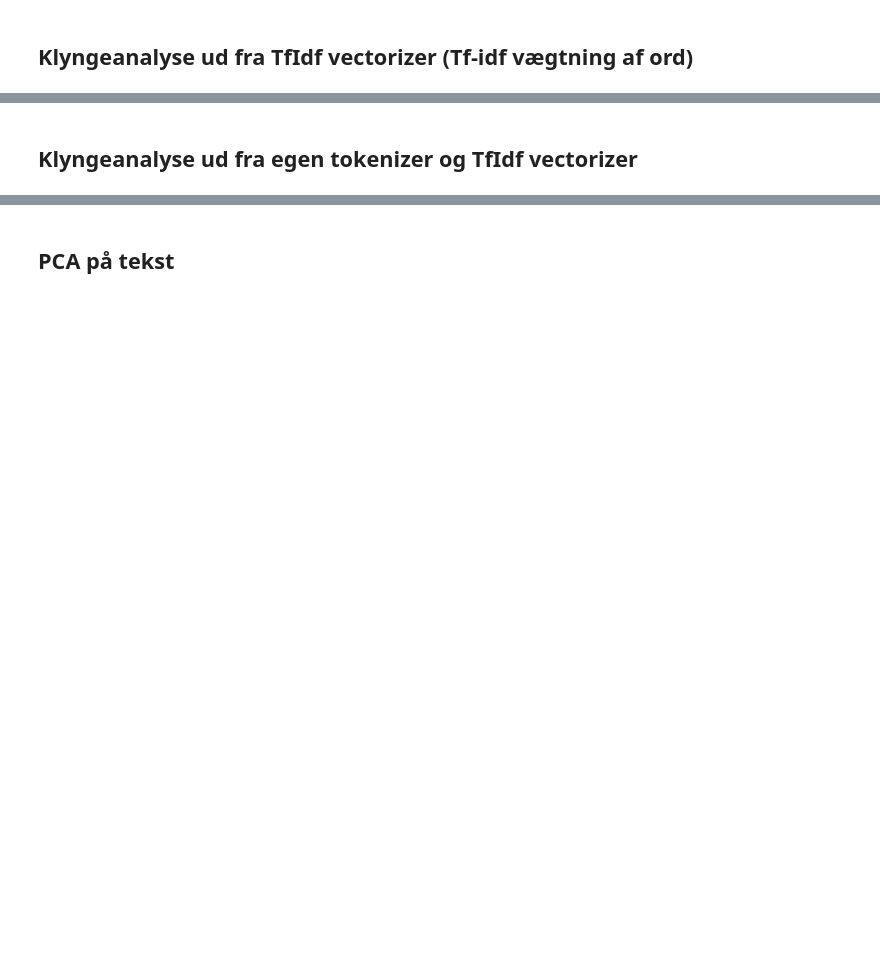
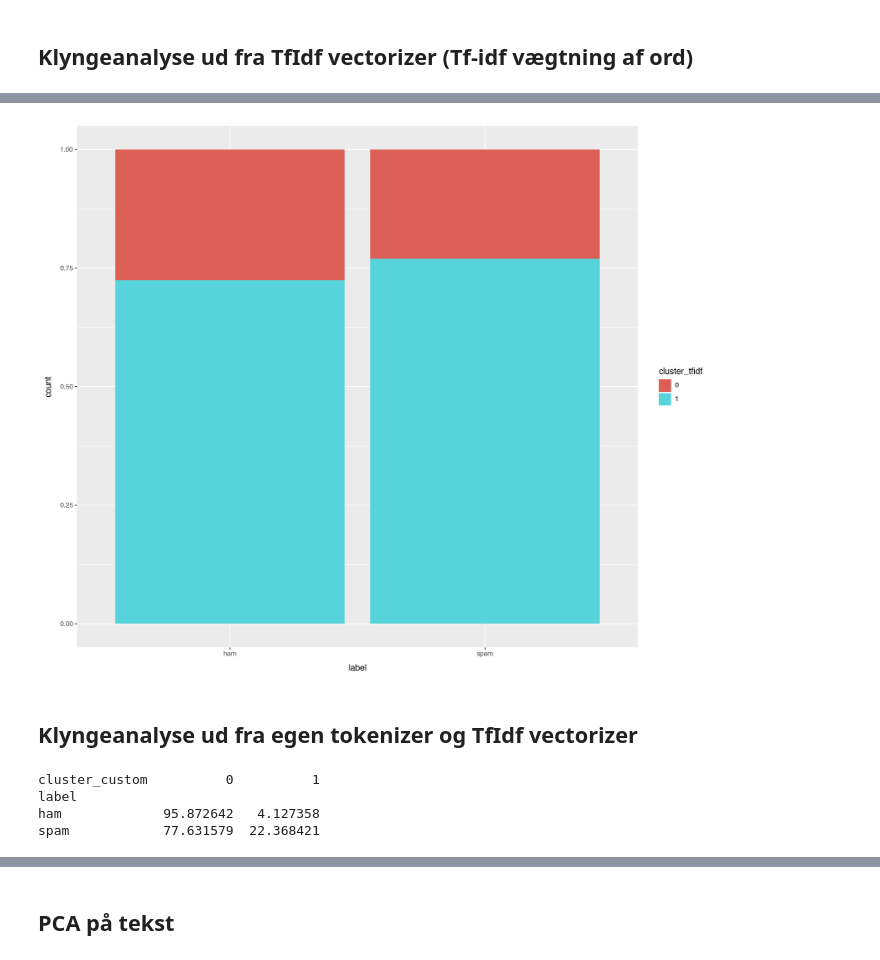
Before and after one commit to jeppeFQ/sds-lektion-10, a Jupyter notebook: resources/text-clustering.ipynb, the cells around one changed output, grey strips where cells are left out. Drawn from its saved outputs; the diff is of its cells as text; code cells hidden in the pictures; blank space fills up the shorter version.

```diff
--- a/resources/text-clustering.ipynb
+++ b/resources/text-clustering.ipynb
@@ -143,0 +145,18 @@ poltext_df.groupby(['party', 'cluster_tfidfvec']).size() / poltext_df.groupby(['
+# %%
+# Dan TF-IDF vectorizer
+vectorizer_tfidf = TfidfVectorizer(
+    min_df=0.05,
+    max_df=0.9,
+    max_features=500
+)
+
+# Transform beskeder
+transformed_tfidf = vectorizer_tfidf.fit_transform(messages)
+tfidf_array = transformed_tfidf.toarray()
+tfidf_df = pd.DataFrame(tfidf_array, columns=vectorizer_tfidf.get_feature_names_out())
+# %%
+# K-means clustering
+kmeans_tfidf = KMeans(n_clusters=2, random_state=142)
+clusters_tfidf = kmeans_tfidf.fit_predict(tfidf_df)
+
+df_analysis['cluster_tfidf'] = clusters_tfidf.astype('str')
@@ -144,10 +172,11 @@ poltext_df.groupby(['party', 'cluster_tfidfvec']).size() / poltext_df.groupby(['
 # %%
-import plotnine
-plotnine.options.figure_size = (12, 10)
-from plotnine import ggplot, aes, geom_bar
-
-(ggplot(data = poltext_df, mapping = aes(x = 'party', group = 'cluster_tfidfvec', fill = 'cluster_tfidfvec'))
+(ggplot(data = df_analysis,
+        mapping = aes(x = 'label',
+                     group = 'cluster_tfidf',
+                     fill = 'cluster_tfidf'))
  + geom_bar(position = 'fill'))
+# %% [output]
+[figure, added]
 # %% [markdown]
 ## Klyngeanalyse ud fra egen tokenizer og TfIdf vectorizer
 # %%
@@ -199 +229,8 @@ poltext_df.groupby(['party', 'cluster_tfidf_tk']).size() / poltext_df.groupby(['
+# %%
+print(cluster_eval_custom)
+# %% [output]
+cluster_custom          0          1
+label
+ham             95.872642   4.127358
+spam            77.631579  22.368421
 # %%
```
Also changed, not shown: parts of 45 cells of this notebook, 4 other files.
